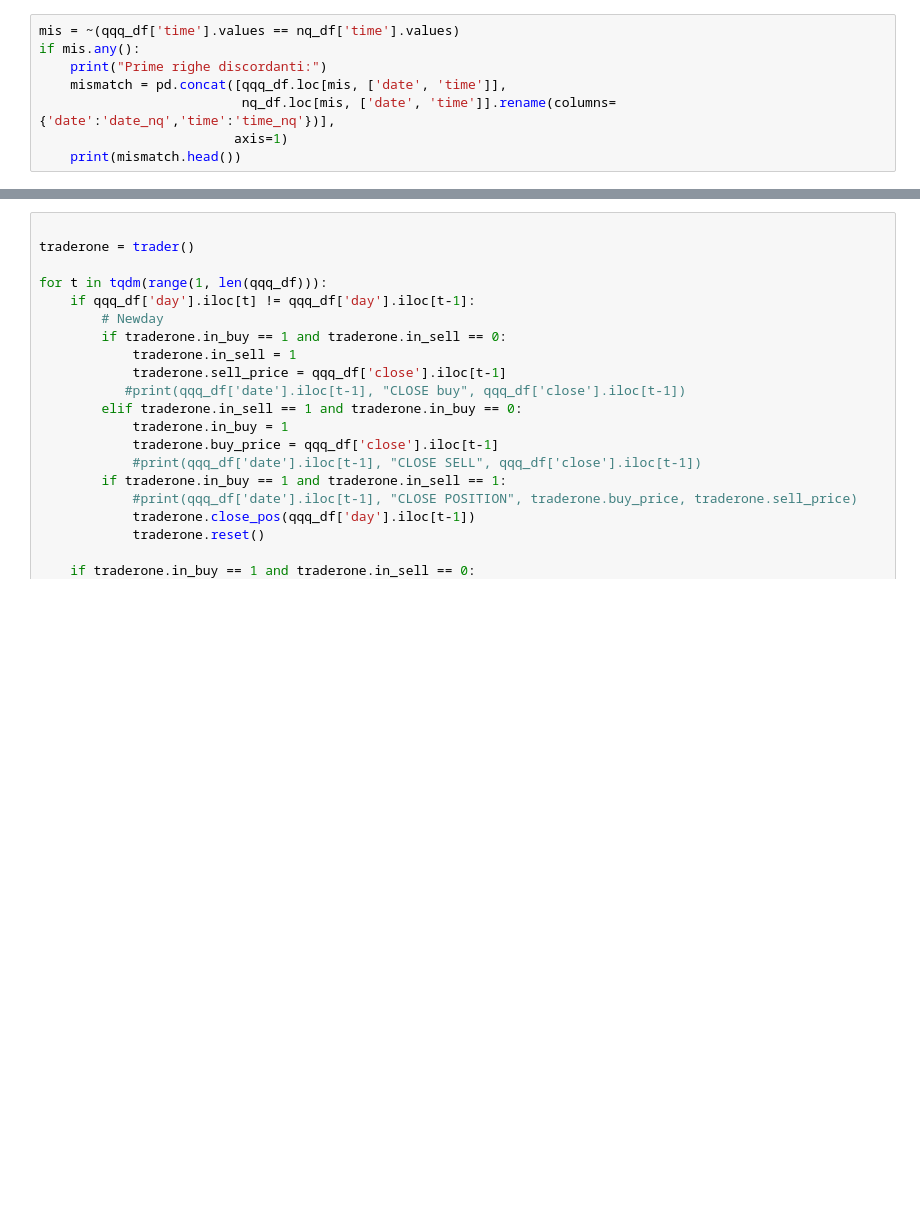
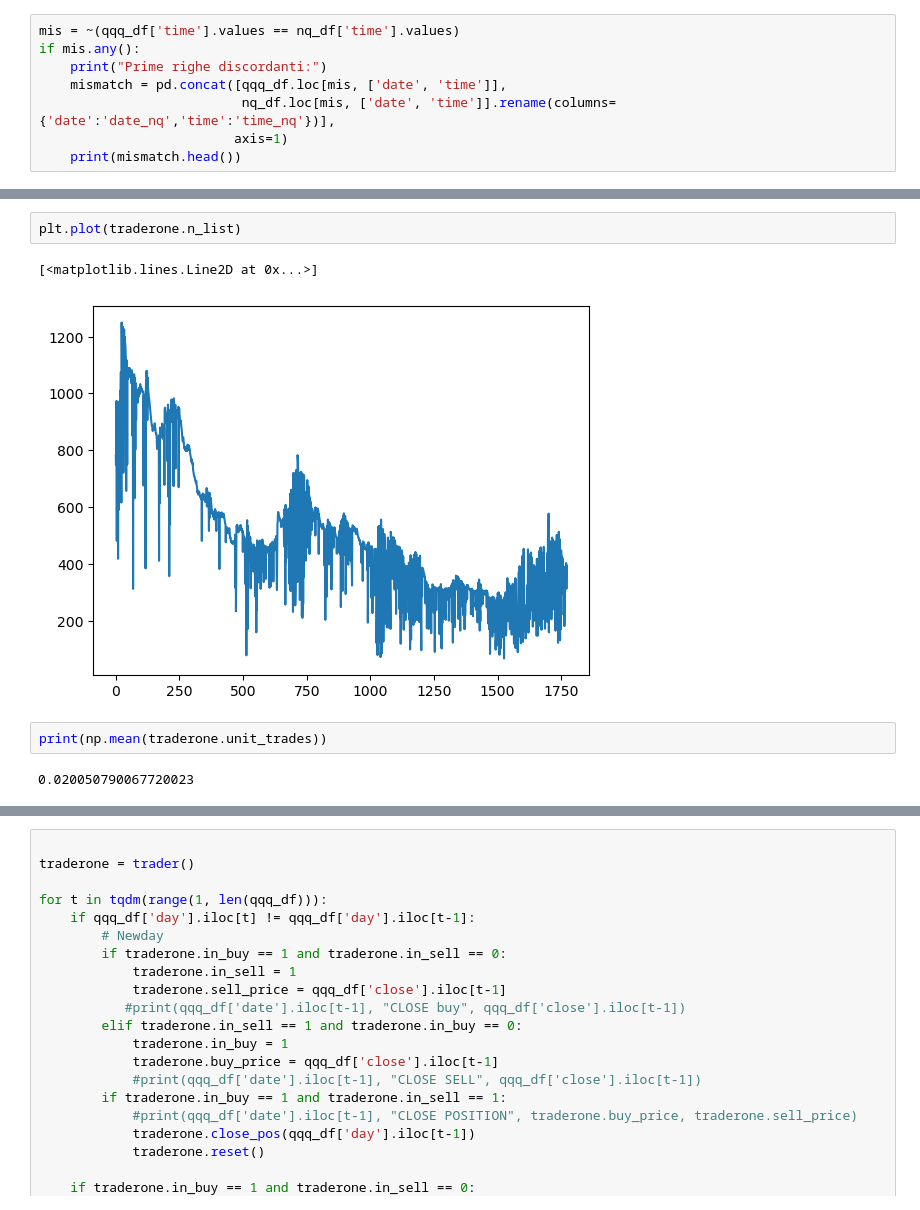
Before and after one commit to giovannibrusco/qqq-opening-bias-5min, a Jupyter notebook: QQQ_bias.ipynb, the cells around one changed output, grey strips where cells are left out. Saved outputs shown, nothing was run; the diff lists cells and outputs as text; blank space fills up the shorter version.

```diff
--- a/QQQ_bias.ipynb
+++ b/QQQ_bias.ipynb
@@ -202,0 +485,9 @@ if mis.any():
+# %%
+plt.plot(traderone.n_list)
+# %% [output]
+[<matplotlib.lines.Line2D at 0x...>]
+[figure, added]
+# %%
+print(np.mean(traderone.unit_trades))
+# %% [output]
+0.020050790067720023
```
Also changed, not shown: parts of 8 cells of this notebook.
